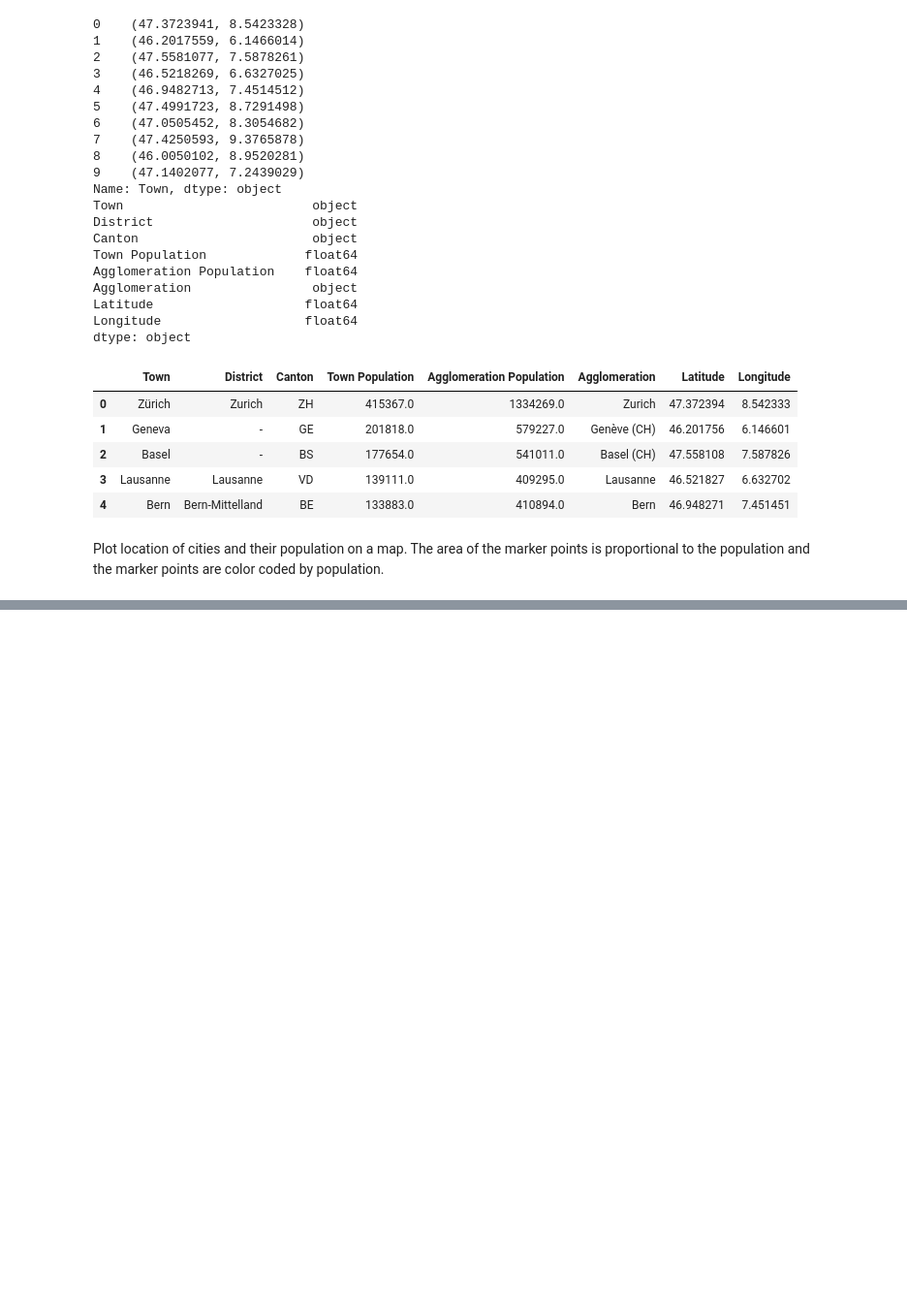
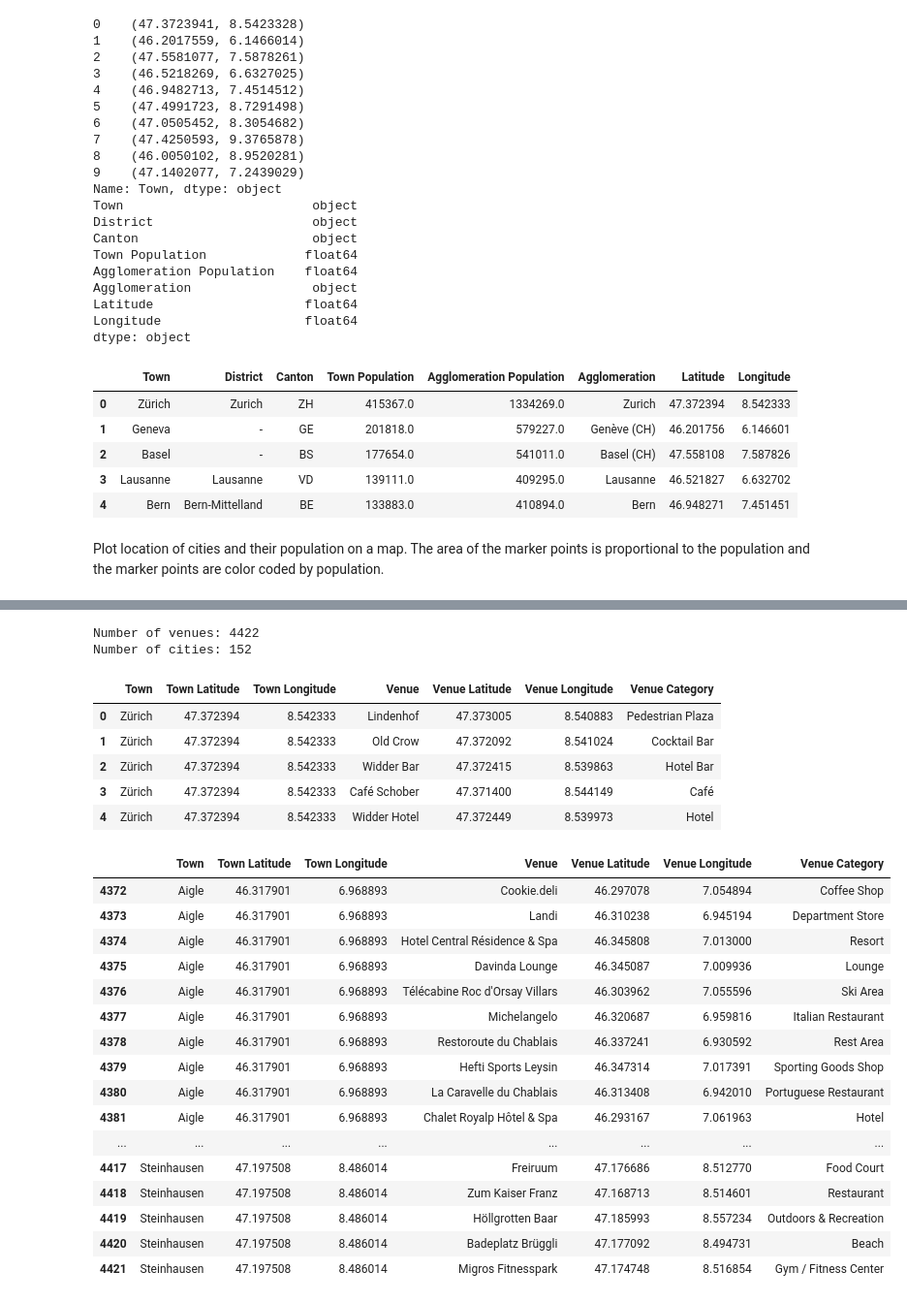
Before and after one commit to jodietrich/Coursera_Capstone, a Jupyter notebook: swiss_city_clustering.ipynb, the cells around one changed output, grey strips where cells are left out. Shown: that part at 97% size. Cells and saved outputs as stored; diff of their text form; code cells hidden in the pictures; blank space fills up the shorter version.

```diff
--- a/swiss_city_clustering.ipynb
+++ b/swiss_city_clustering.ipynb
@@ -232,0 +297,2 @@ Get venues for one city (Chur).
+# %%
+venues = getNearbyVenues(cities['Town'], latitudes=cities['Latitude'], longitudes=cities['Longitude'], limit=100)
@@ -232,0 +323,32 @@ Get venues for one city (Chur).
+# %%
+print('Number of venues: ' + str(len(venues.index)))
+print('Number of cities: ' + str(len(cities.index)))
+display(venues.head())
+# check how many venues were found for the smallest cities
+display(venues.tail(100))
+# %% [output]
+Number of venues: 4422
+Number of cities: 152
+|  | Town | Town Latitude | Town Longitude | Venue | Venue Latitude | Venue Longitude | Venue Category |
+| 0 | Zürich | 47.372394 | 8.542333 | Lindenhof | 47.373005 | 8.540883 | Pedestrian Plaza |
+| 1 | Zürich | 47.372394 | 8.542333 | Old Crow | 47.372092 | 8.541024 | Cocktail Bar |
+| 2 | Zürich | 47.372394 | 8.542333 | Widder Bar | 47.372415 | 8.539863 | Hotel Bar |
+| 3 | Zürich | 47.372394 | 8.542333 | Café Schober | 47.371400 | 8.544149 | Café |
+| 4 | Zürich | 47.372394 | 8.542333 | Widder Hotel | 47.372449 | 8.539973 | Hotel |
+|  | Town | Town Latitude | Town Longitude | Venue | Venue Latitude | Venue Longitude | Venue Category |
+| 4372 | Aigle | 46.317901 | 6.968893 | Cookie.deli | 46.297078 | 7.054894 | Coffee Shop |
+| 4373 | Aigle | 46.317901 | 6.968893 | Landi | 46.310238 | 6.945194 | Department Store |
+| 4374 | Aigle | 46.317901 | 6.968893 | Hotel Central Résidence & Spa | 46.345808 | 7.013000 | Resort |
+| 4375 | Aigle | 46.317901 | 6.968893 | Davinda Lounge | 46.345087 | 7.009936 | Lounge |
+| 4376 | Aigle | 46.317901 | 6.968893 | Télécabine Roc d'Orsay Villars | 46.303962 | 7.055596 | Ski Area |
+| 4377 | Aigle | 46.317901 | 6.968893 | Michelangelo | 46.320687 | 6.959816 | Italian Restaurant |
+| 4378 | Aigle | 46.317901 | 6.968893 | Restoroute du Chablais | 46.337241 | 6.930592 | Rest Area |
+| 4379 | Aigle | 46.317901 | 6.968893 | Hefti Sports Leysin | 46.347314 | 7.017391 | Sporting Goods Shop |
+| 4380 | Aigle | 46.317901 | 6.968893 | La Caravelle du Chablais | 46.313408 | 6.942010 | Portuguese Restaurant |
+| 4381 | Aigle | 46.317901 | 6.968893 | Chalet Royalp Hôtel & Spa | 46.293167 | 7.061963 | Hotel |
+| ... | ... | ... | ... | ... | ... | ... | ... |
+| 4417 | Steinhausen | 47.197508 | 8.486014 | Freiruum | 47.176686 | 8.512770 | Food Court |
+| 4418 | Steinhausen | 47.197508 | 8.486014 | Zum Kaiser Franz | 47.168713 | 8.514601 | Restaurant |
+| 4419 | Steinhausen | 47.197508 | 8.486014 | Höllgrotten Baar | 47.185993 | 8.557234 | Outdoors & Recreation |
+| 4420 | Steinhausen | 47.197508 | 8.486014 | Badeplatz Brüggli | 47.177092 | 8.494731 | Beach |
+| 4421 | Steinhausen | 47.197508 | 8.486014 | Migros Fitnesspark | 47.174748 | 8.516854 | Gym / Fitness Center |
```
Also changed, not shown: parts of 13 cells of this notebook.
